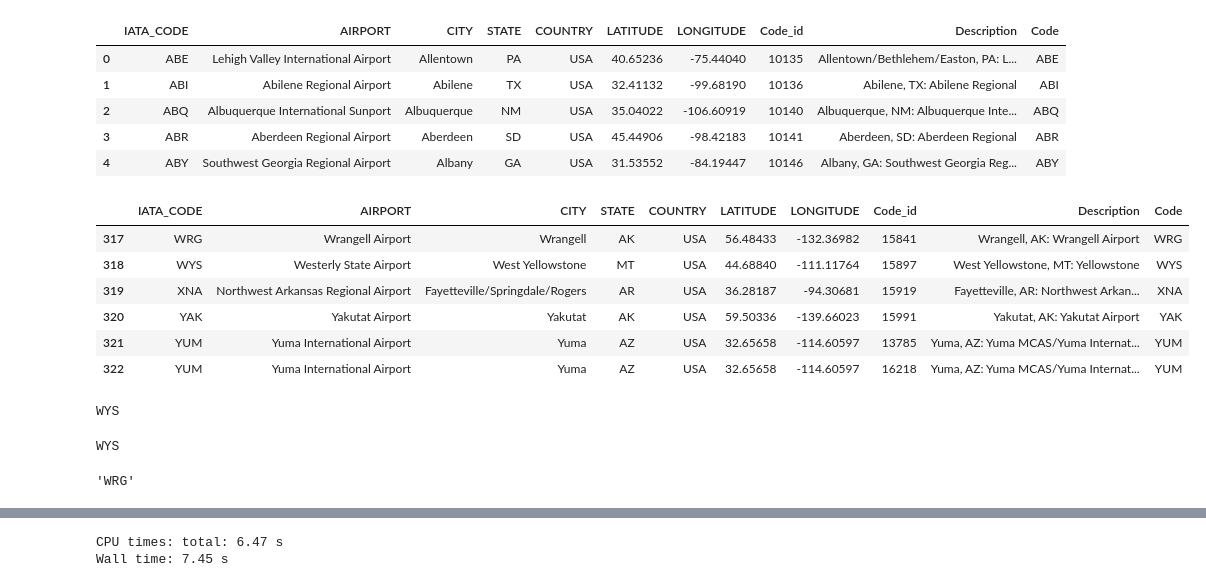
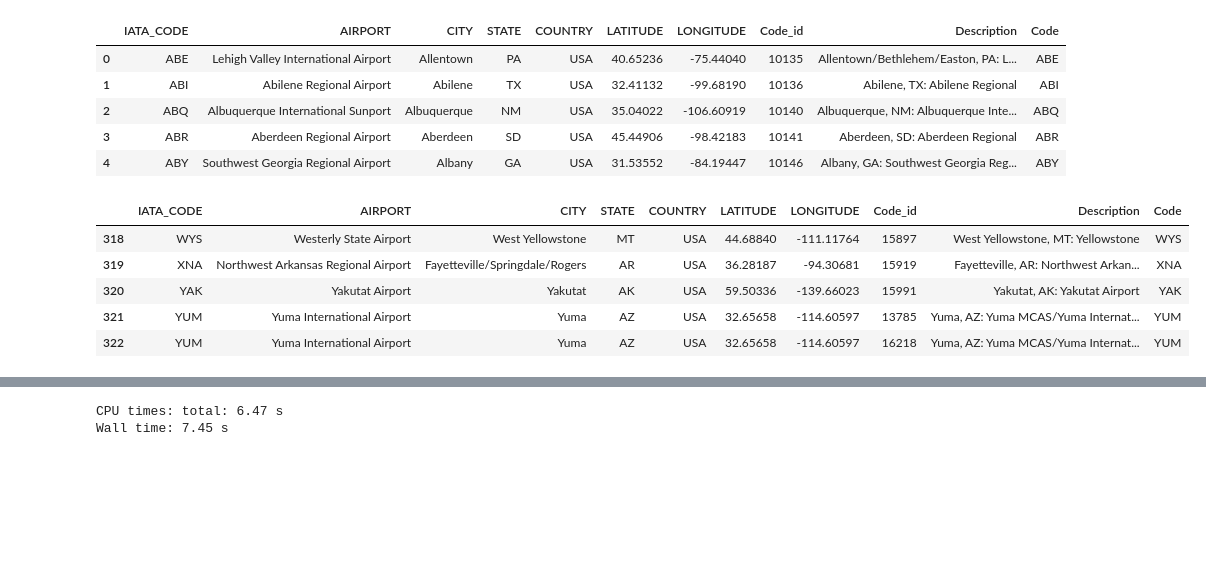
Before and after one commit to Oleg166/python_date, a Jupyter notebook: project.ipynb, the cells around one changed output, grey strips where cells are left out. Cells and saved outputs as stored; diff of their text form; code cells hidden in the pictures; blank space fills up the shorter version.

```diff
--- a/project.ipynb
+++ b/project.ipynb
@@ -221 +96,3 @@ data2.head(10)
+# %%
+df_digit_aircodes=pd.read_csv('Data/L_AIRPORT_ID.csv', low_memory=False, dtype={'Code':str, 'Description':str})
 # %%
@@ -310,2 +101,0 @@ df_aircodes.iloc
-# %%
-df_digit_aircodes=pd.read_csv('Data/L_AIRPORT_ID.csv', low_memory=False)
@@ -338,3 +122 @@ dtypes: int64(1), object(1)
 memory usage: 100.3+ KB
-# %%
-df_digit_aircodes['Code'] = df_digit_aircodes['Code'].astype(str)
@@ -464,22 +244,9 @@ df_aircodes.head()
 # %%
-df_aircodes.tail(6)
+df_aircodes.tail()
 # %% [output]
 |  | IATA_CODE | AIRPORT | CITY | STATE | COUNTRY | LATITUDE | LONGITUDE | Code_id | Description | Code |
-| 317 | WRG | Wrangell Airport | Wrangell | AK | USA | 56.48433 | -132.36982 | 15841 | Wrangell, AK: Wrangell Airport | WRG |
 | 318 | WYS | Westerly State Airport | West Yellowstone | MT | USA | 44.68840 | -111.11764 | 15897 | West Yellowstone, MT: Yellowstone | WYS |
 | 319 | XNA | Northwest Arkansas Regional Airport | Fayetteville/Springdale/Rogers | AR | USA | 36.28187 | -94.30681 | 15919 | Fayetteville, AR: Northwest Arkan... | XNA |
 | 320 | YAK | Yakutat Airport | Yakutat | AK | USA | 59.50336 | -139.66023 | 15991 | Yakutat, AK: Yakutat Airport | YAK |
 | 321 | YUM | Yuma International Airport | Yuma | AZ | USA | 32.65658 | -114.60597 | 13785 | Yuma, AZ: Yuma MCAS/Yuma Internat... | YUM |
 | 322 | YUM | Yuma International Airport | Yuma | AZ | USA | 32.65658 | -114.60597 | 16218 | Yuma, AZ: Yuma MCAS/Yuma Internat... | YUM |
-# %%
-print(df_aircodes[['IATA_CODE']].loc[df_aircodes['Code_id'] == '15897'].values[0][0])
-# %% [output]
-WYS
-# %%
-print(df_aircodes[['IATA_CODE']].loc[df_aircodes['Code_id'] == '15897'].values[0][0])
-# %% [output]
-WYS
-# %%
-one.values[0][0]
-# %% [output]
-'WRG'
```
Also changed, not shown: parts of 289 cells of this notebook.
